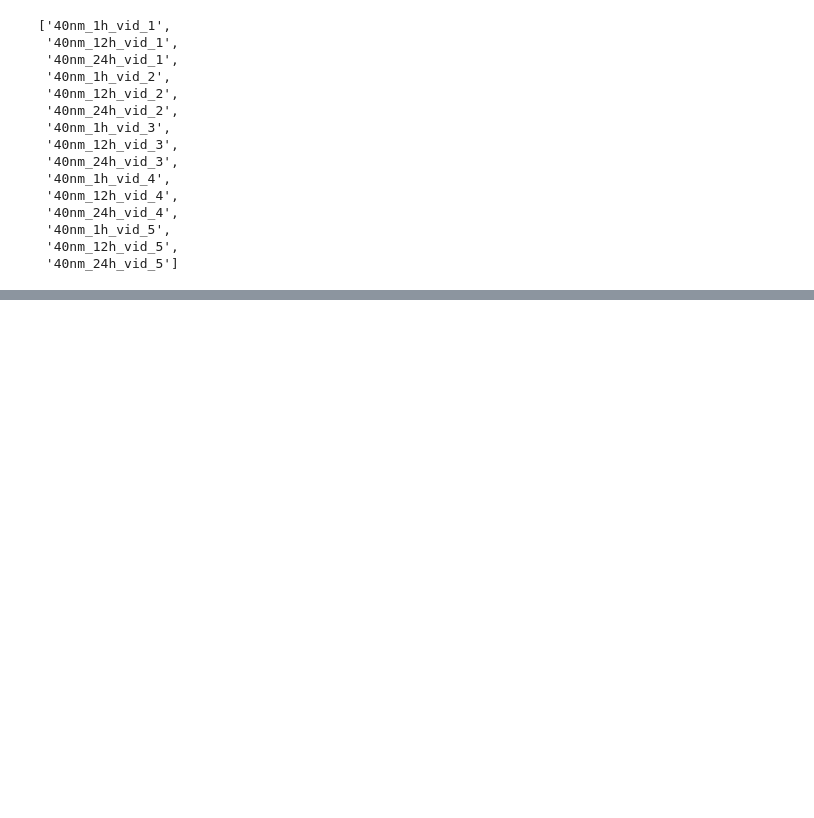
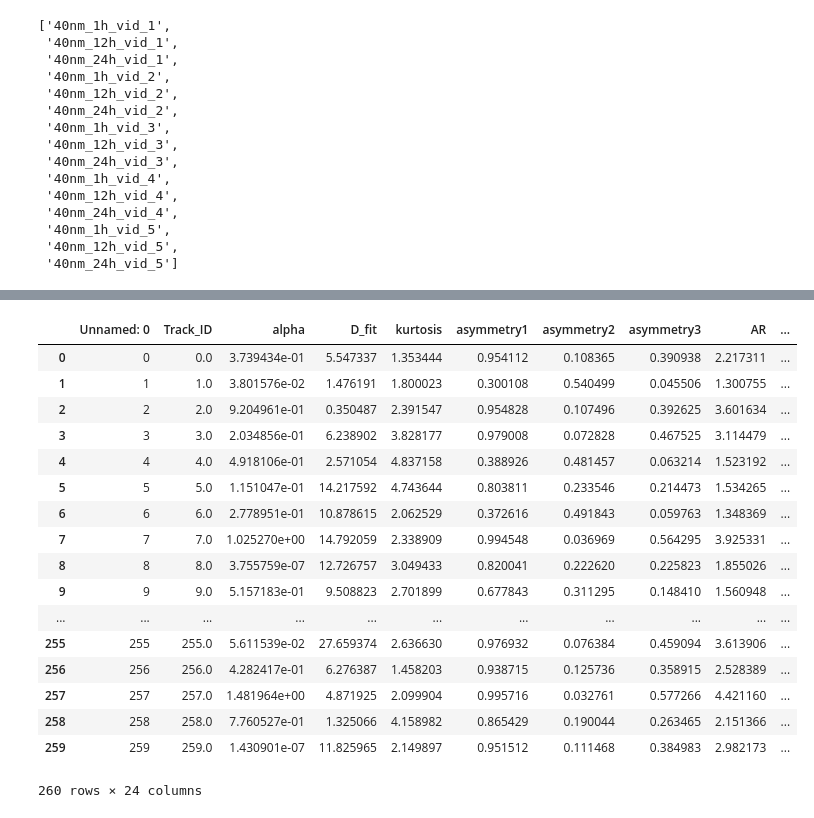
Before and after one commit to mimc7580/diff_classifier, a Jupyter notebook: notebooks/development/06_11_19_MPT_particle_size_incubation_time_40nm.ipynb, the cells around one changed output, grey strips where cells are left out. Saved outputs shown, nothing was run; the diff lists cells and outputs as text; code cells hidden in the pictures; blank space fills up the shorter version.

```diff
--- a/notebooks/development/06_11_19_MPT_particle_size_incubation_time_40nm.ipynb
+++ b/notebooks/development/06_11_19_MPT_particle_size_incubation_time_40nm.ipynb
@@ -415,0 +387,22 @@ for time in time_points:
+# %%
+merged = pd.read_csv(feat)
+merged
+# %% [output]
+|  | Unnamed: 0 | Track_ID | alpha | D_fit | kurtosis | asymmetry1 | asymmetry2 | asymmetry3 | AR | ... |
+| 0 | 0 | 0.0 | 3.739434e-01 | 5.547337 | 1.353444 | 0.954112 | 0.108365 | 0.390938 | 2.217311 | ... |
+| 1 | 1 | 1.0 | 3.801576e-02 | 1.476191 | 1.800023 | 0.300108 | 0.540499 | 0.045506 | 1.300755 | ... |
+| 2 | 2 | 2.0 | 9.204961e-01 | 0.350487 | 2.391547 | 0.954828 | 0.107496 | 0.392625 | 3.601634 | ... |
+| 3 | 3 | 3.0 | 2.034856e-01 | 6.238902 | 3.828177 | 0.979008 | 0.072828 | 0.467525 | 3.114479 | ... |
+| 4 | 4 | 4.0 | 4.918106e-01 | 2.571054 | 4.837158 | 0.388926 | 0.481457 | 0.063214 | 1.523192 | ... |
+| 5 | 5 | 5.0 | 1.151047e-01 | 14.217592 | 4.743644 | 0.803811 | 0.233546 | 0.214473 | 1.534265 | ... |
+| 6 | 6 | 6.0 | 2.778951e-01 | 10.878615 | 2.062529 | 0.372616 | 0.491843 | 0.059763 | 1.348369 | ... |
+| 7 | 7 | 7.0 | 1.025270e+00 | 14.792059 | 2.338909 | 0.994548 | 0.036969 | 0.564295 | 3.925331 | ... |
+| 8 | 8 | 8.0 | 3.755759e-07 | 12.726757 | 3.049433 | 0.820041 | 0.222620 | 0.225823 | 1.855026 | ... |
+| 9 | 9 | 9.0 | 5.157183e-01 | 9.508823 | 2.701899 | 0.677843 | 0.311295 | 0.148410 | 1.560948 | ... |
+| ... | ... | ... | ... | ... | ... | ... | ... | ... | ... | ... |
+| 255 | 255 | 255.0 | 5.611539e-02 | 27.659374 | 2.636630 | 0.976932 | 0.076384 | 0.459094 | 3.613906 | ... |
+| 256 | 256 | 256.0 | 4.282417e-01 | 6.276387 | 1.458203 | 0.938715 | 0.125736 | 0.358915 | 2.528389 | ... |
+| 257 | 257 | 257.0 | 1.481964e+00 | 4.871925 | 2.099904 | 0.995716 | 0.032761 | 0.577266 | 4.421160 | ... |
+| 258 | 258 | 258.0 | 7.760527e-01 | 1.325066 | 4.158982 | 0.865429 | 0.190044 | 0.263465 | 2.151366 | ... |
+| 259 | 259 | 259.0 | 1.430901e-07 | 11.825965 | 2.149897 | 0.951512 | 0.111468 | 0.384983 | 2.982173 | ... |
+260 rows × 24 columns
```
Also changed, not shown: parts of 7 cells of this notebook, 5 other files.
